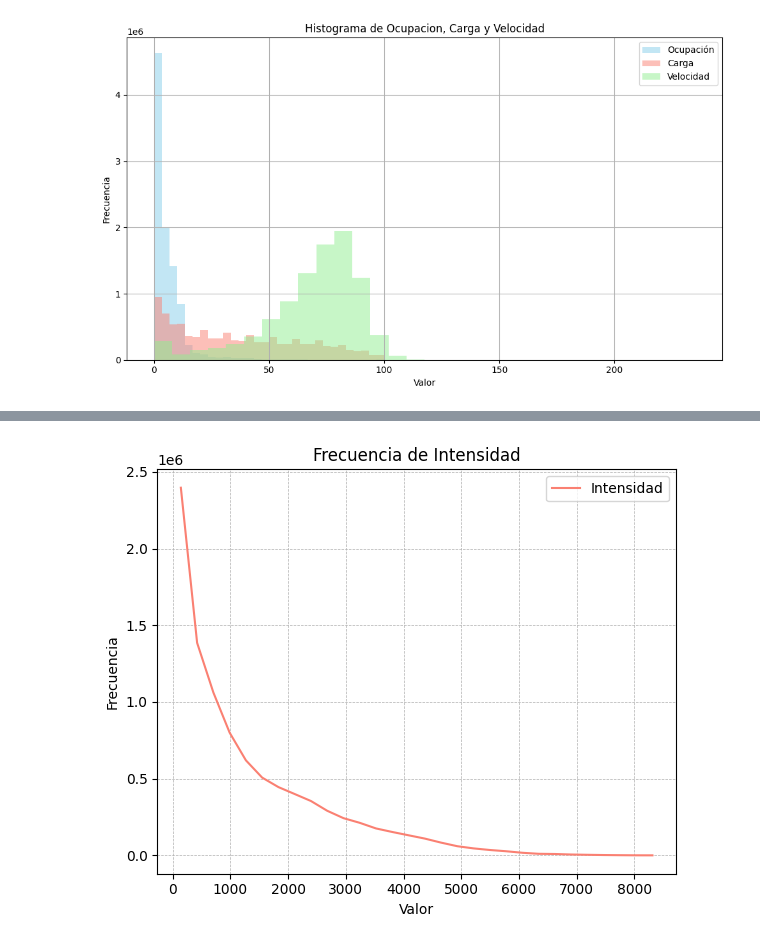
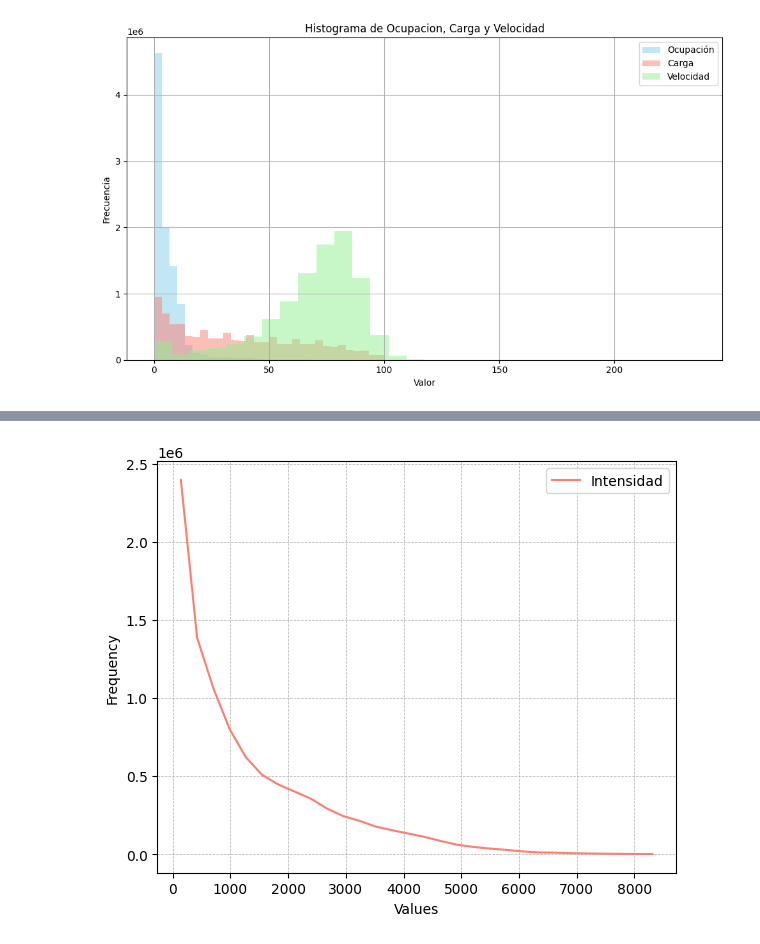
Before and after one commit to cquijadafuentes/jupyter_tesis_parte2, a Jupyter notebook: Descripcion_dataset_2024.ipynb, the cells around one changed output, grey strips where cells are left out. Saved outputs shown, nothing was run; the diff lists cells and outputs as text; code cells hidden in the pictures.

```diff
--- a/Descripcion_dataset_2024.ipynb
+++ b/Descripcion_dataset_2024.ipynb
@@ -94,17 +94,17 @@ plt.close()
 # %%
-plt.figure(figsize=(6, 5))
+plt.figure(figsize=(6, 4))
 valores = df_completo["intensidad"].dropna()
 counts, bins = np.histogram(valores, bins=30, density=False)
 bin_centers = 0.5 * (bins[:-1] + bins[1:])
 plt.plot(bin_centers, counts, label="intensidad".capitalize(), color="salmon")
-plt.xlabel("Valor")
-plt.ylabel("Frecuencia")
-plt.title("Frecuencia de Intensidad")
+plt.xlabel("Values")
+plt.ylabel("Frequency")
+#plt.title("Frecuencia de Ocupacion, Carga y Velocidad")
 plt.legend()
 plt.grid(True, which="both", ls="--", lw=0.5)
 plt.tight_layout()
 plt.show()
 plt.savefig('histograma_2024_intensidad.png', bbox_inches='tight')
 plt.close()
 # %% [output]
-[figure, old version]
+[figure, new version]
```
Also changed, not shown: parts of 1 cell of this notebook, 4 other files.
